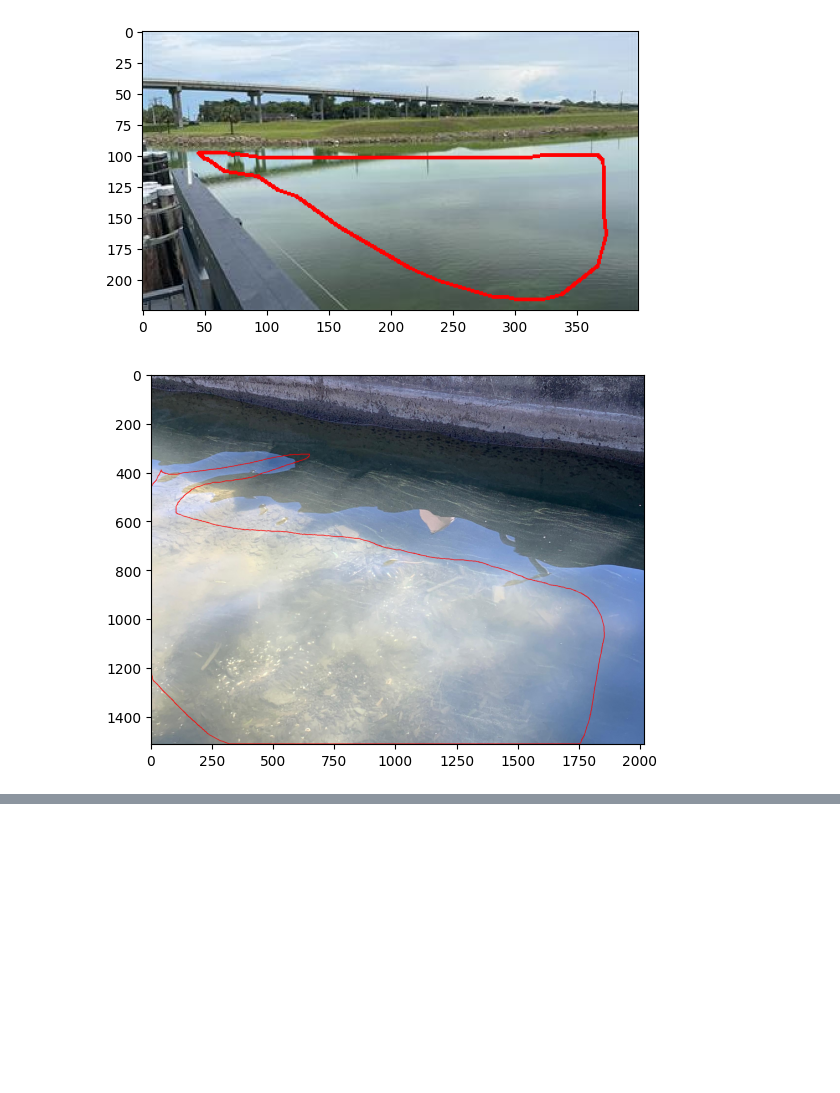
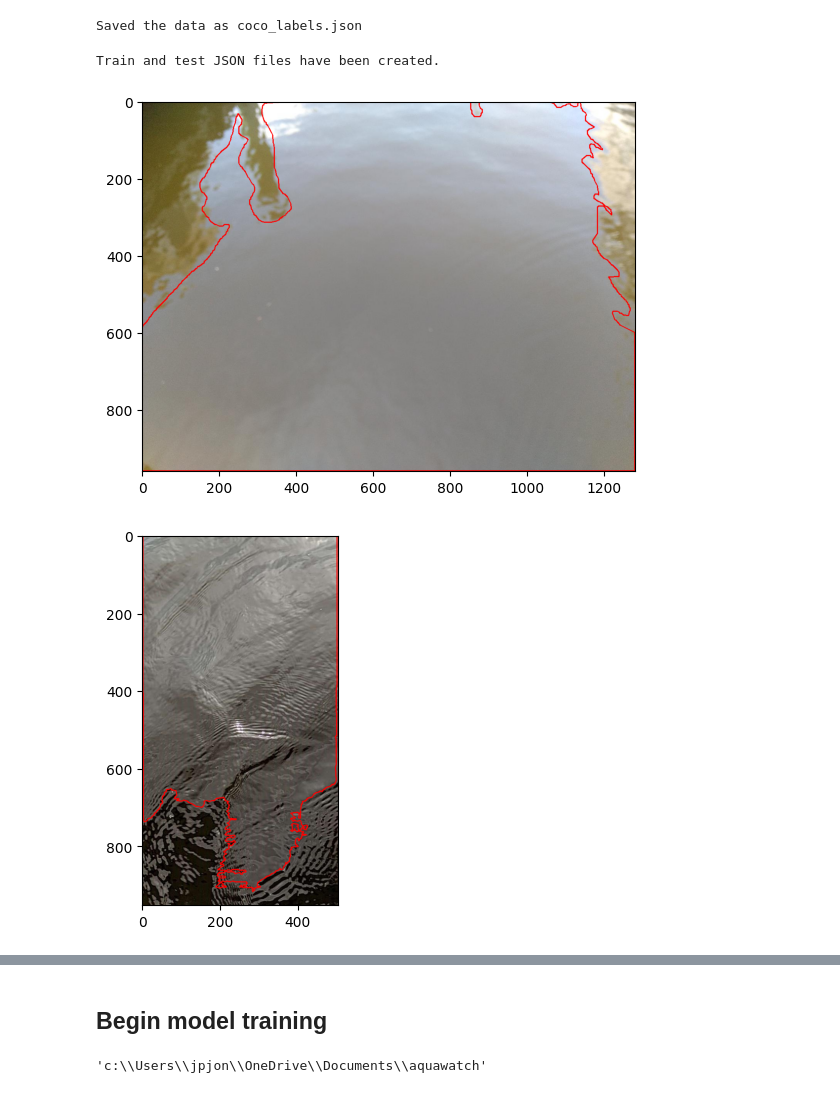
Before and after one commit to jpjon/aquawatch, a Jupyter notebook: Mask_CNN_test.ipynb, the cells around one changed output, grey strips where cells are left out. Saved outputs shown, nothing was run; the diff lists cells and outputs as text; code cells hidden in the pictures; blank space fills up the shorter version.

```diff
--- a/Mask_CNN_test.ipynb
+++ b/Mask_CNN_test.ipynb
@@ -12,14 +14,13 @@ client = lb.Client(api_key=LB_API_KEY)
 client.enable_experimental=True
 # %%
 client.enable_experimental=True
-project = client.get_project('clo66uglw01c1071dgnvvdfcw')
+project = client.get_project('clo7u0fdo00r407z46agxg7ta')
 project_export = project.export_labels(download=True)
 labels = LBV1Converter.deserialize(project_export)
 
 mask_path = "./masks/"
 image_path = './images/'
 
-# Option 1: for converting to object detection format
 coco_labels = COCOConverter.serialize_instances(
     labels,
     image_root=image_path,
@@ -48,35 +53,86 @@ coco_labels
+# %%
+# Specify the file path where you want to save the JSON file
+file_path = "coco_labels.json"
+
+# Open the file in write mode and save the data as JSON
+with open(file_path, "w") as json_file:
+    json.dump(coco_labels, json_file, indent=4)  # You can use indent to make the JSON file more human-readable
+
+print(f"Saved the data as {file_path}")
+# %% [output]
+Saved the data as coco_labels.json
+# %%
+import json
+from sklearn.model_selection import train_test_split
+
+# Load the COCO-style JSON data from the file
+with open('coco_labels.json', 'r') as json_file:
+    coco_data = json.load(json_file)
+
+# Make sure 'categories' are present in your coco_data
+assert 'categories' in coco_data, "The 'categories' field is missing in the COCO data."
+
+# Split the images and annotations into train and test sets
+train_images, test_images = train_test_split(coco_data['images'], test_size=0.2, random_state=42)
+train_annotations = [annotation for annotation in coco_data['annotations'] if annotation['image_id'] in {image['id'] for image in train_images}]
+test_annotations = [annotation for annotation in coco_data['annotations'] if annotation['image_id'] in {image['id'] for image in test_images}]
+
+# Create separate train and test datasets
+train_data = {
+    'info': coco_data['info'],
+    'images': train_images,
+    'annotations': train_annotations,
+    'categories': coco_data['categories']
+}
+
+test_data = {
+    'info': coco_data['info'],
+    'images': test_images,
+    'annotations': test_annotations,
+    'categories': coco_data['categories']
+}
+
+# Save the train and test datasets to JSON files
+with open('train_coco_labels.json', 'w') as train_json_file:
+    json.dump(train_data, train_json_file, indent=4)
+
+with open('test_coco_labels.json', 'w') as test_json_file:
+    json.dump(test_data, test_json_file, indent=4)
+
+print("Train and test JSON files have been created.")
+# %% [output]
+Train and test JSON files have been created.
 # %%
 import cv2
 import matplotlib.pyplot as plt
 import numpy as np
-
 
 
 # Create a function to visualize an image and its segmentation
 def visualize_image(image_id, coco_data):
     # Extract image metadata
     image_meta = next(img for img in coco_data['images'] if img['id'] == image_id)
 
     # Load image using OpenCV
-    image_path = coco_data['info']['image_root'] / image_meta['file_name']
+    image_path = str(coco_data['info']['image_root']) + '/' + image_meta['file_name']
     img = cv2.imread(str(image_path))
     img = cv2.cvtColor(img, cv2.COLOR_BGR2RGB)
 
     # Extract associated annotations
     annotations = [ann for ann in coco_data['annotations'] if ann['image_id'] == image_id]
 
     for ann in annotations:
         segmentation = np.array(ann['segmentation'][0], np.int32).reshape(-1, 1, 2)
         # Draw segmentation on the image
         cv2.polylines(img, [segmentation], isClosed=True, color=(255, 0, 0), thickness=2)
 
     # Display using matplotlib
     plt.imshow(img)
     plt.show()
 
 # Visualize images with ids 0, 1, and 2
 for img_id in [0, 1, 2]:
     visualize_image(img_id, coco_labels)
 # %% [output]
-[figure, old version]
+[figure, new version]
-[figure, old version]
+[figure, new version]
@@ -83,0 +140,2 @@ for img_id in [0, 1, 2]:
+# %% [markdown]
+## Begin model training
@@ -83,0 +161,5 @@ for img_id in [0, 1, 2]:
+# %%
+import os
+os.getcwd()
+# %% [output]
+'c:\\Users\\jpjon\\OneDrive\\Documents\\aquawatch'
```
Also changed, not shown: parts of 10 cells of this notebook.
